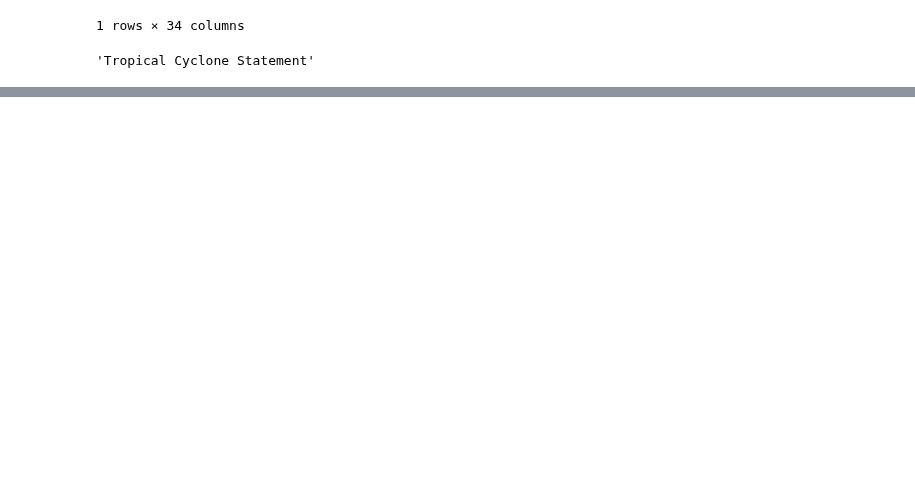
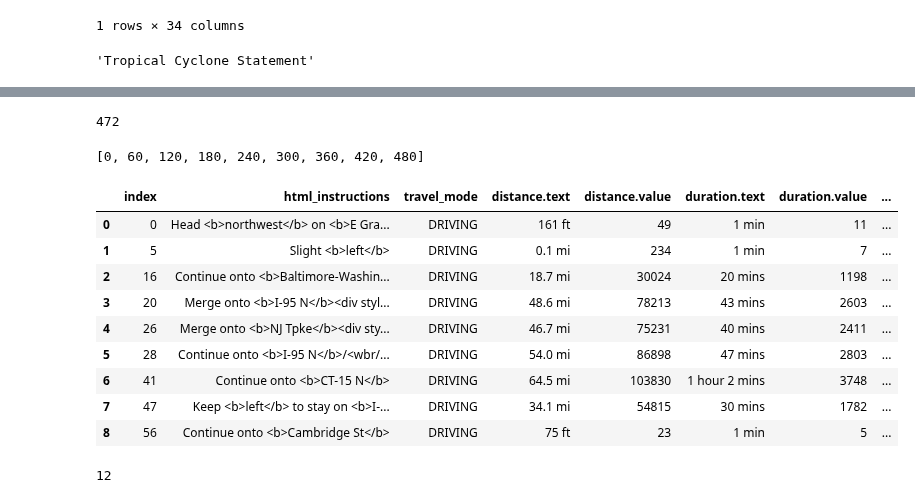
Before and after one commit to shroffr01/PersonalProject, a Jupyter notebook: test.ipynb, the cells around one changed output, grey strips where cells are left out. Drawn from its saved outputs; the diff is of its cells as text; code cells hidden in the pictures; blank space fills up the shorter version.

```diff
--- a/test.ipynb
+++ b/test.ipynb
@@ -601,0 +578,5 @@ Name: legs, dtype: object
+# %%
+
+news_df['time_in_minutes'] = news_df['duration.text'].str.extract('(\d+)').astype(int)
+news_df['cumulative_time'] = news_df['time_in_minutes'].cumsum()
+news_df[['end_location.lat', 'end_location.lng', 'cumulative_time']]
@@ -601,0 +601,29 @@ Name: legs, dtype: object
+# %%
+max_time = news_df['cumulative_time'].iloc[(len(news_df)-1)]
+max_time
+# %% [output]
+472
+# %%
+desired_val = list(range(0,max_time+60, 60))
+desired_val
+# %% [output]
+[0, 60, 120, 180, 240, 300, 360, 420, 480]
+# %%
+closest_rows = (news_df.loc[[abs(news_df['cumulative_time'] - hour).idxmin() for hour in desired_val]]).reset_index()
+# %%
+closest_rows
+# %% [output]
+|  | index | html_instructions | travel_mode | distance.text | distance.value | duration.text | duration.value | ... |
+| 0 | 0 | Head <b>northwest</b> on <b>E Gra... | DRIVING | 161 ft | 49 | 1 min | 11 | ... |
+| 1 | 5 | Slight <b>left</b> | DRIVING | 0.1 mi | 234 | 1 min | 7 | ... |
+| 2 | 16 | Continue onto <b>Baltimore-Washin... | DRIVING | 18.7 mi | 30024 | 20 mins | 1198 | ... |
+| 3 | 20 | Merge onto <b>I-95 N</b><div styl... | DRIVING | 48.6 mi | 78213 | 43 mins | 2603 | ... |
+| 4 | 26 | Merge onto <b>NJ Tpke</b><div sty... | DRIVING | 46.7 mi | 75231 | 40 mins | 2411 | ... |
+| 5 | 28 | Continue onto <b>I-95 N</b>/<wbr/... | DRIVING | 54.0 mi | 86898 | 47 mins | 2803 | ... |
+| 6 | 41 | Continue onto <b>CT-15 N</b> | DRIVING | 64.5 mi | 103830 | 1 hour 2 mins | 3748 | ... |
+| 7 | 47 | Keep <b>left</b> to stay on <b>I-... | DRIVING | 34.1 mi | 54815 | 30 mins | 1782 | ... |
+| 8 | 56 | Continue onto <b>Cambridge St</b> | DRIVING | 75 ft | 23 | 1 min | 5 | ... |
+# %%
+64 % 13
+# %% [output]
+12
```
Also changed, not shown: parts of 6 cells of this notebook, 1 other file.
